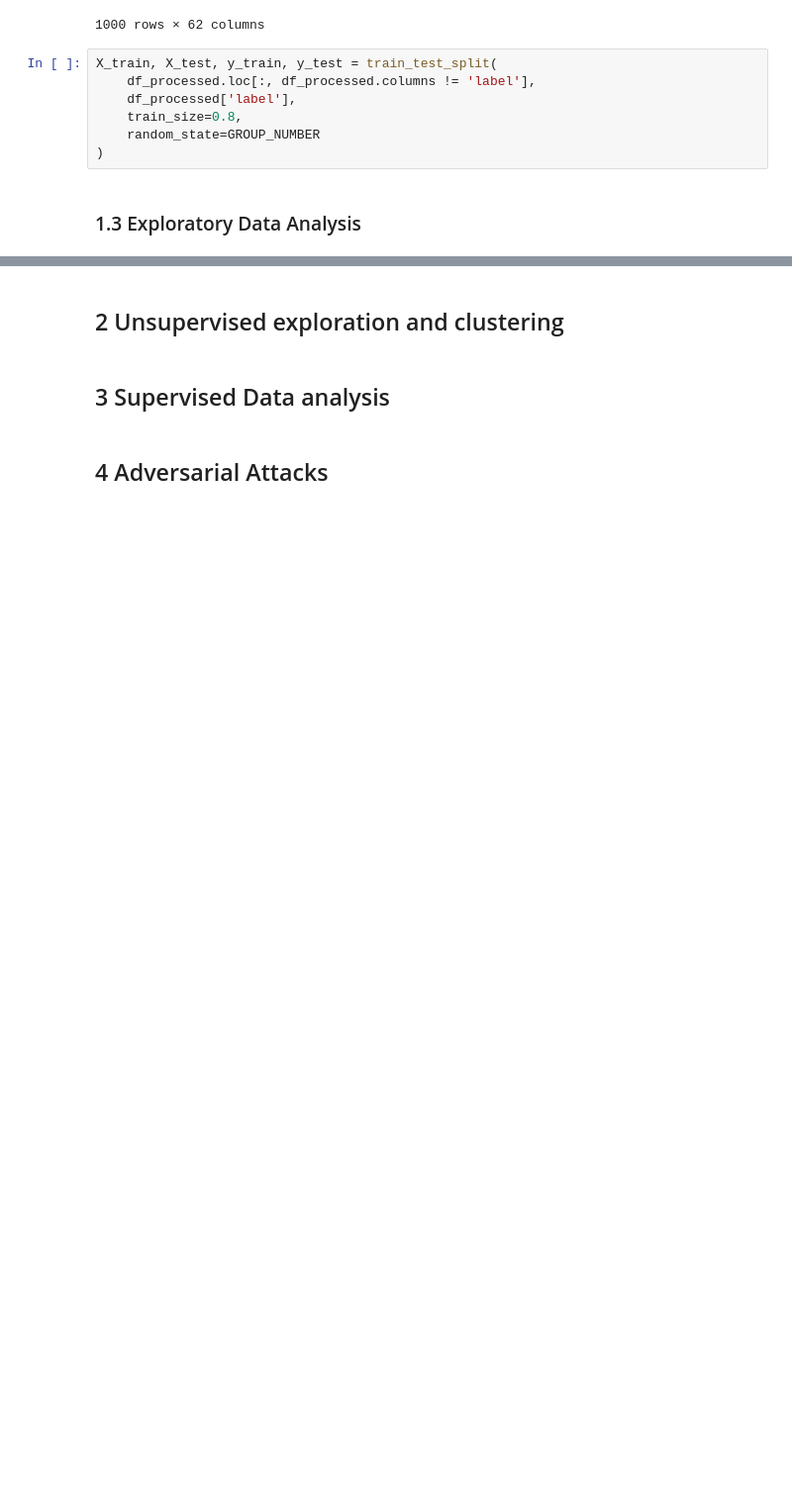
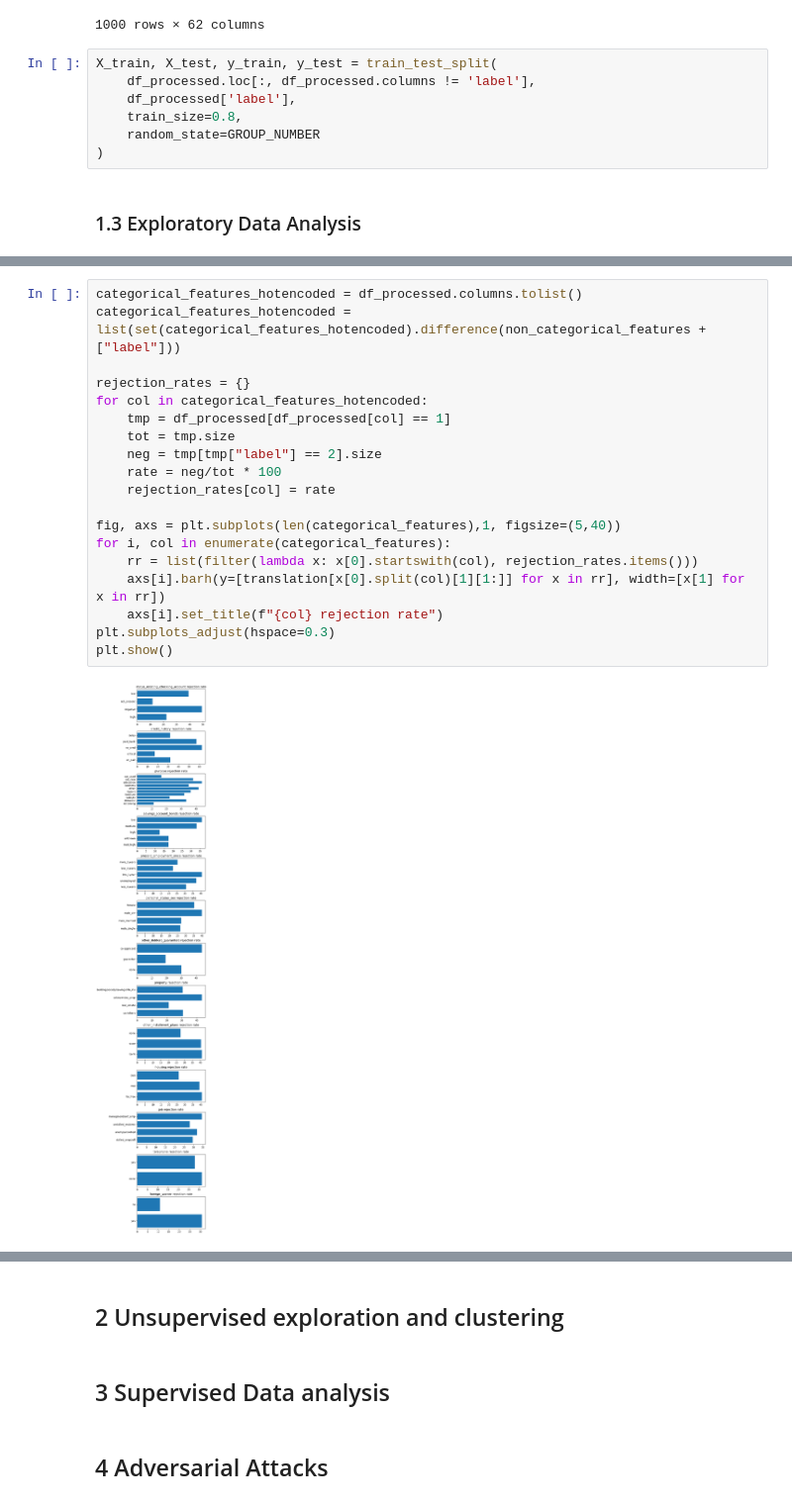
Before and after one commit to RisingZero/ml4n-23-adversarial-attacks, a Jupyter notebook: project.ipynb, the cells around one changed output, grey strips where cells are left out. Shown: that part at 99% size. Saved outputs shown, nothing was run; the diff lists cells and outputs as text; blank space fills up the shorter version.

```diff
--- a/project.ipynb
+++ b/project.ipynb
@@ -118,0 +178,21 @@ X_train, X_test, y_train, y_test = train_test_split(
+# %%
+categorical_features_hotencoded = df_processed.columns.tolist()
+categorical_features_hotencoded = list(set(categorical_features_hotencoded).difference(non_categorical_features + ["label"]))
+
+rejection_rates = {}
+for col in categorical_features_hotencoded:
+    tmp = df_processed[df_processed[col] == 1]
+    tot = tmp.size
+    neg = tmp[tmp["label"] == 2].size
+    rate = neg/tot * 100
+    rejection_rates[col] = rate
+
+fig, axs = plt.subplots(len(categorical_features),1, figsize=(5,40))
+for i, col in enumerate(categorical_features):
+    rr = list(filter(lambda x: x[0].startswith(col), rejection_rates.items()))
+    axs[i].barh(y=[translation[x[0].split(col)[1][1:]] for x in rr], width=[x[1] for x in rr])
+    axs[i].set_title(f"{col} rejection rate")
+plt.subplots_adjust(hspace=0.3)
+plt.show()
+# %% [output]
+[figure, added]
```
Also changed, not shown: parts of 6 cells of this notebook.
